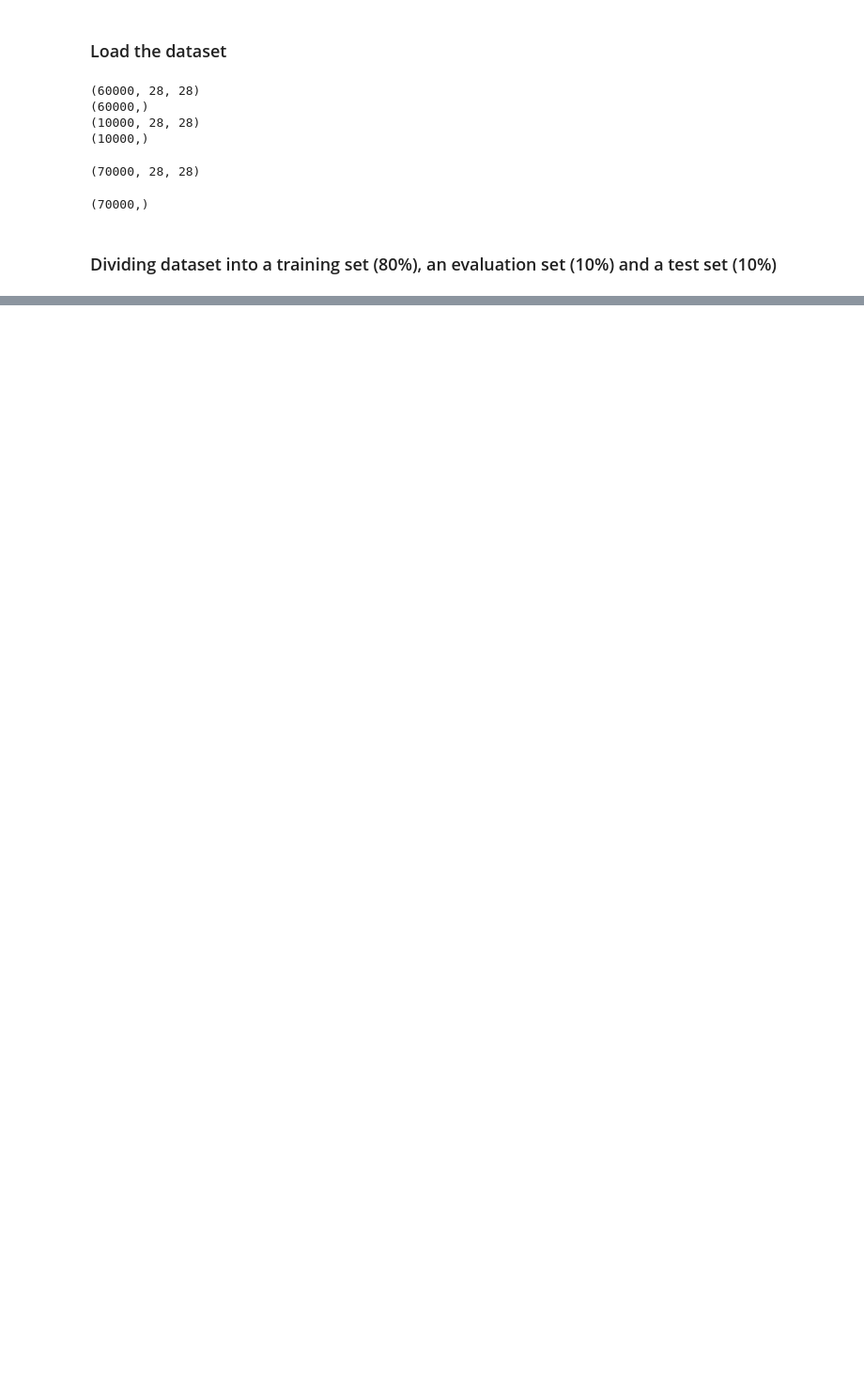
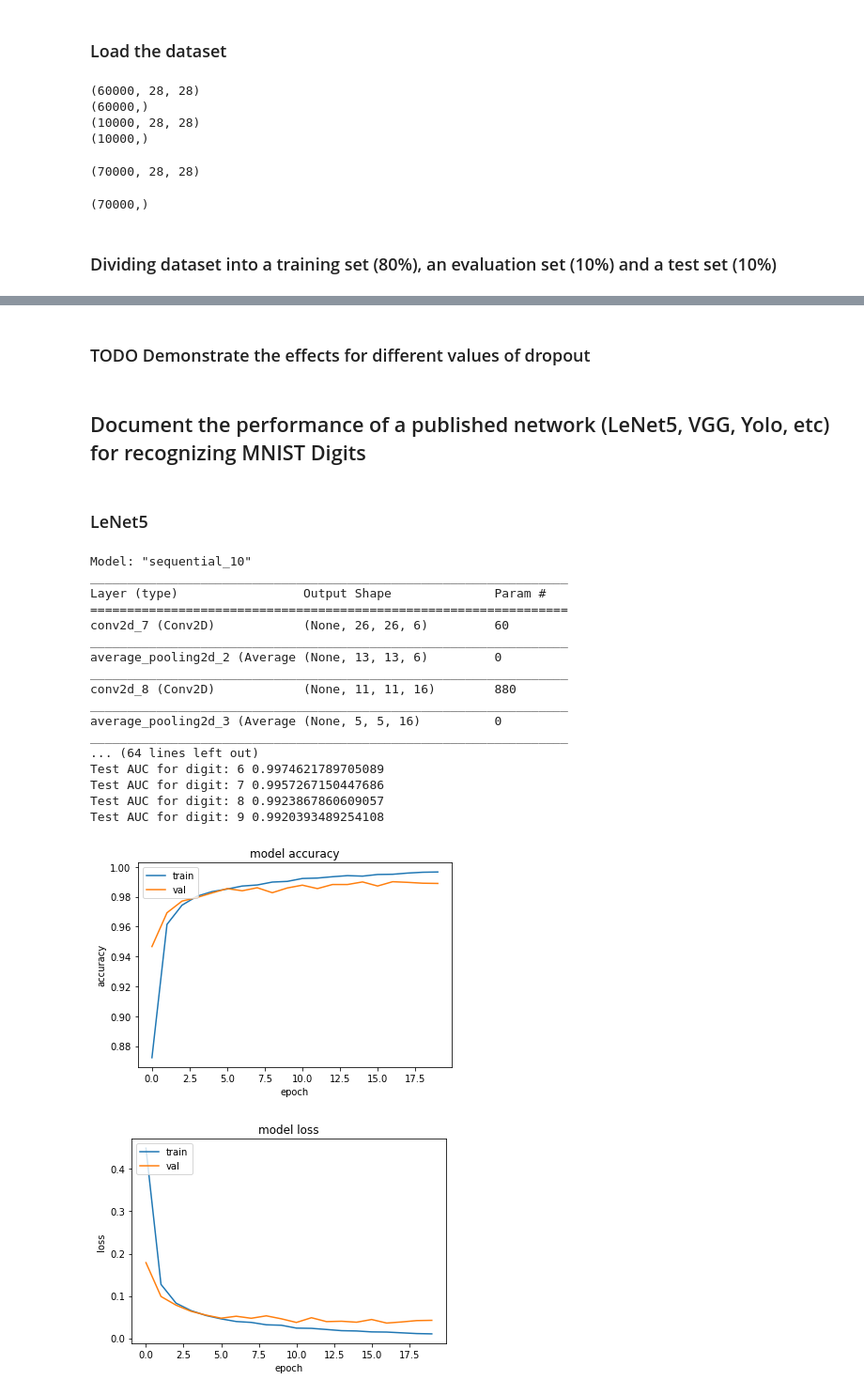
Before and after one commit to ColdBacon/Digit-recognizer, a Jupyter notebook: MNIST_Recognizer.ipynb, the cells around one changed output, grey strips where cells are left out. Shown at 94% size. Cells and saved outputs as stored; diff of their text form; code cells hidden in the pictures; blank space fills up the shorter version.

```diff
--- a/MNIST_Recognizer.ipynb
+++ b/MNIST_Recognizer.ipynb
@@ -114,0 +188,43 @@ dict_keys(['loss', 'accuracy', 'val_loss', 'val_accuracy'])
+# %% [markdown]
+### TODO Demonstrate the effects for different values of dropout
+# %% [markdown]
+## Document the performance of a published network (LeNet5, VGG, Yolo, etc) for recognizing MNIST Digits
+# %% [markdown]
+### LeNet5
+# %%
+lenet5 = keras.Sequential([
+    layers.Conv2D(filters=6, kernel_size=(3, 3), activation='relu', input_shape=(28,28,1)),
+    layers.AveragePooling2D(),
+
+    layers.Conv2D(filters=16, kernel_size=(3, 3), activation='relu'),
+    layers.AveragePooling2D(),
+
+    layers.Flatten(),
+
+    layers.Dense(units=120, activation='relu'),
+    layers.Dense(units=84, activation='relu'),
+    layers.Dense(units=10, activation='softmax')
+])
+
+lenet5.summary()
+predict_model(lenet5, [es], epochs=100)
+# %% [output]
+Model: "sequential_10"
+_________________________________________________________________
+Layer (type)                 Output Shape              Param #
+=================================================================
+conv2d_7 (Conv2D)            (None, 26, 26, 6)         60
+_________________________________________________________________
+average_pooling2d_2 (Average (None, 13, 13, 6)         0
+_________________________________________________________________
+conv2d_8 (Conv2D)            (None, 11, 11, 16)        880
+_________________________________________________________________
+average_pooling2d_3 (Average (None, 5, 5, 16)          0
+_________________________________________________________________
+... (64 lines left out)
+Test AUC for digit: 6 0.9974621789705089
+Test AUC for digit: 7 0.9957267150447686
+Test AUC for digit: 8 0.9923867860609057
+Test AUC for digit: 9 0.9920393489254108
+[figure, added]
+[figure, added]
```
Also changed, not shown: parts of 19 cells of this notebook.
